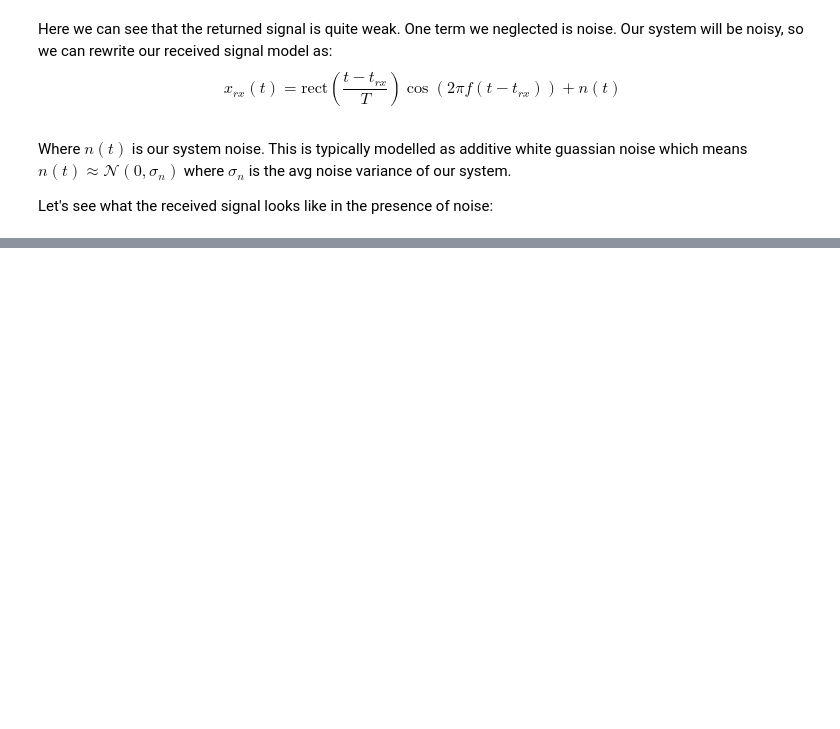
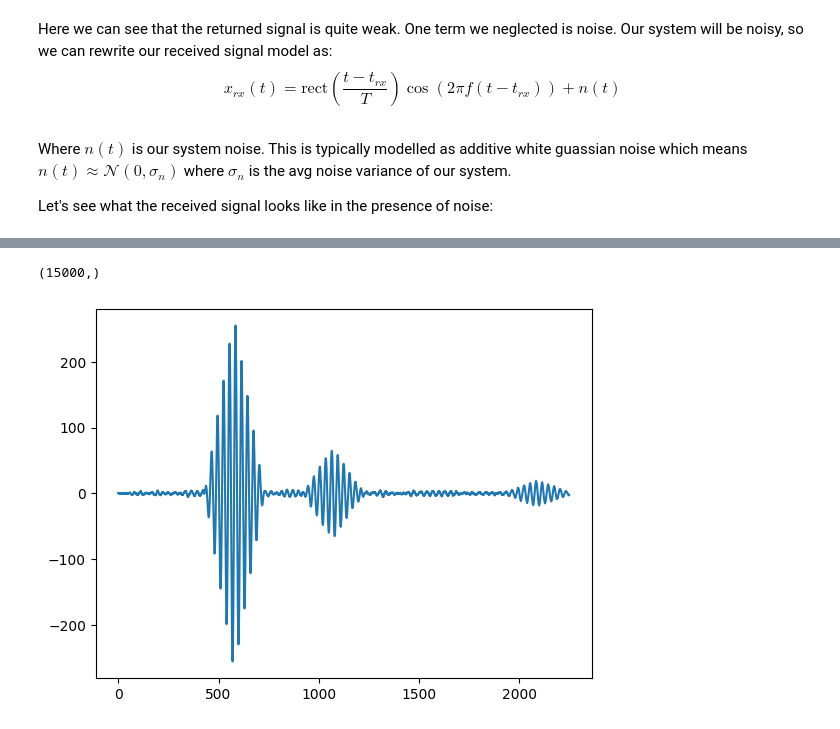
Before and after one commit to austinjtravis/radar_learning, a Jupyter notebook: 1_radar/pulse_compression_austin.ipynb, the cells around one changed output, grey strips where cells are left out. Saved outputs shown, nothing was run; the diff lists cells and outputs as text; code cells hidden in the pictures; blank space fills up the shorter version.

```diff
--- a/1_radar/pulse_compression_austin.ipynb
+++ b/1_radar/pulse_compression_austin.ipynb
@@ -83,0 +93,12 @@ plt.show()
+# %%
+z = returned_signal(500, t) + returned_signal(1000, t) + returned_signal(2000, t) + noise
+mask = (t >= 0) & (t <= pulse_duration)
+t_within = t[mask]
+h = np.cos(2*np.pi*freq*(t_within))
+matched_filter_output = np.convolve(z, np.flip(np.conj(h)), mode='same')
+plt.figure()
+plt.plot(d, matched_filter_output)
+matched_filter_output.shape
+# %% [output]
+(15000,)
+[figure, added]
```
Also changed, not shown: parts of 7 cells of this notebook.
